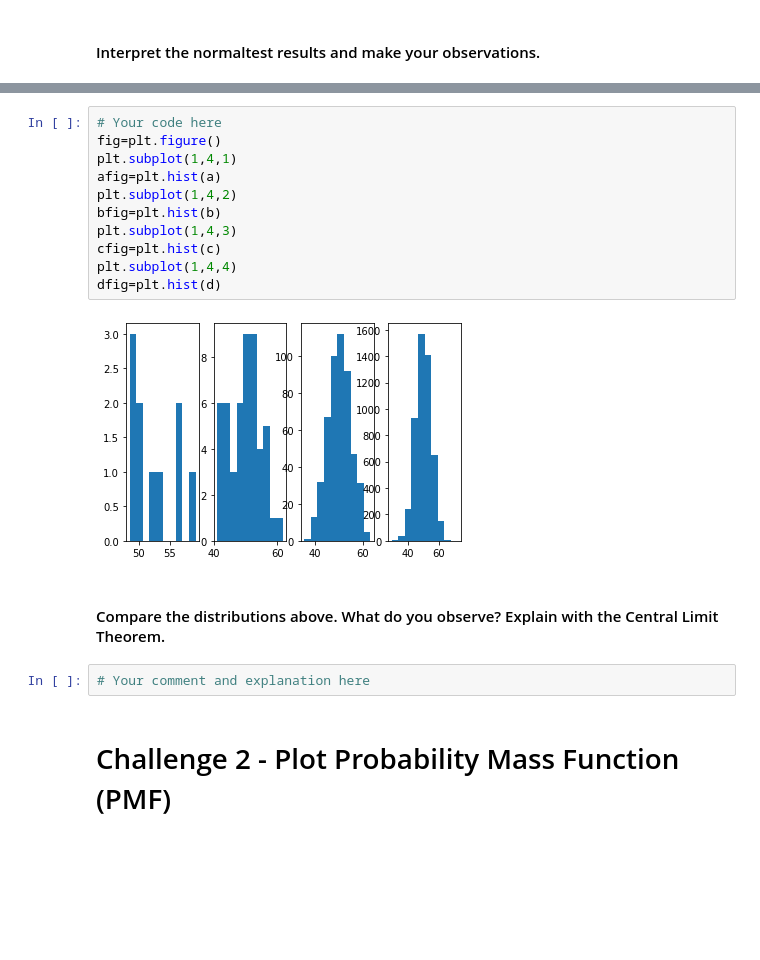
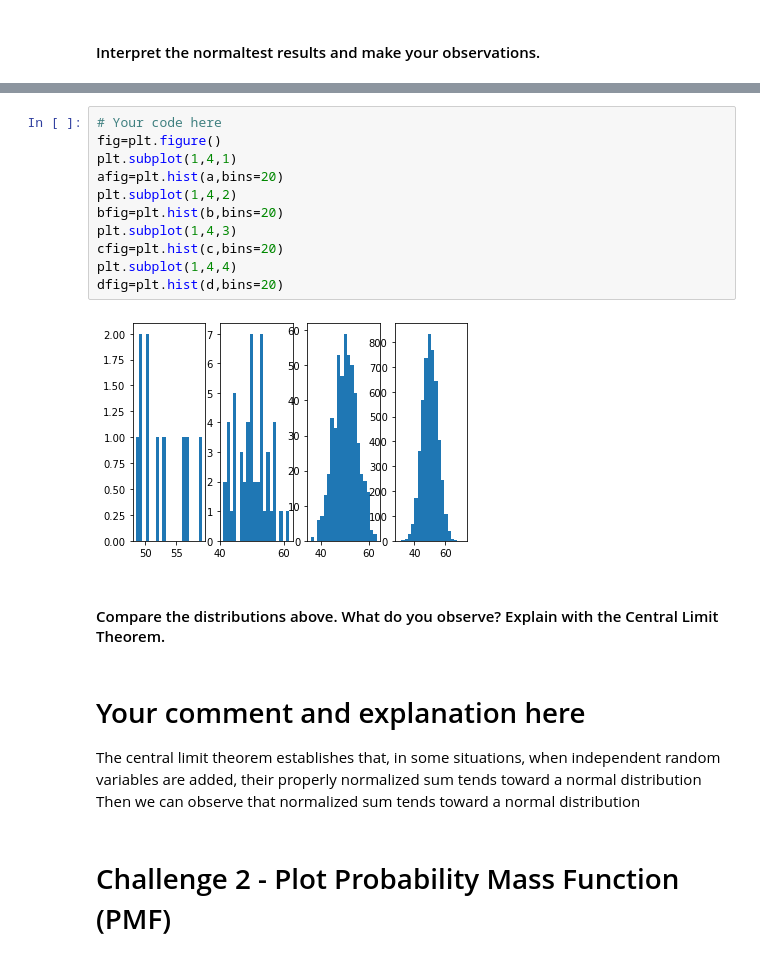
Before and after one commit to ironhack-datalabs/datamad0320, a Jupyter notebook: module-2/lab-probability-distribution/your_code/main.ipynb, the cells around one changed output, grey strips where cells are left out. Saved outputs shown, nothing was run; the diff lists cells and outputs as text; blank space fills up the shorter version.

```diff
--- a/module-2/lab-probability-distribution/your_code/main.ipynb
+++ b/module-2/lab-probability-distribution/your_code/main.ipynb
@@ -59,20 +61,22 @@ Use matplotlib subplots to plot a histogram of each sample.
 # %%
 # Your code here
 fig=plt.figure()
 plt.subplot(1,4,1)
-afig=plt.hist(a)
+afig=plt.hist(a,bins=20)
 plt.subplot(1,4,2)
-bfig=plt.hist(b)
+bfig=plt.hist(b,bins=20)
 plt.subplot(1,4,3)
-cfig=plt.hist(c)
+cfig=plt.hist(c,bins=20)
 plt.subplot(1,4,4)
-dfig=plt.hist(d)
+dfig=plt.hist(d,bins=20)
 # %% [output]
-[figure, old version]
+[figure, new version]
 # %% [markdown]
 #### Compare the distributions above. What do you observe? Explain with the Central Limit Theorem.
-# %%
-# Your comment and explanation here
+# %% [markdown]
+# Your comment and explanation here
+The central limit theorem establishes that, in some situations, when independent random variables are added, their properly normalized sum tends toward a normal distribution
+Then we can observe that normalized sum tends toward a normal distribution
 # %% [markdown]
 # Challenge 2 - Plot Probability Mass Function (PMF)
 # %% [markdown]
```
Also changed, not shown: parts of 4 cells of this notebook.
